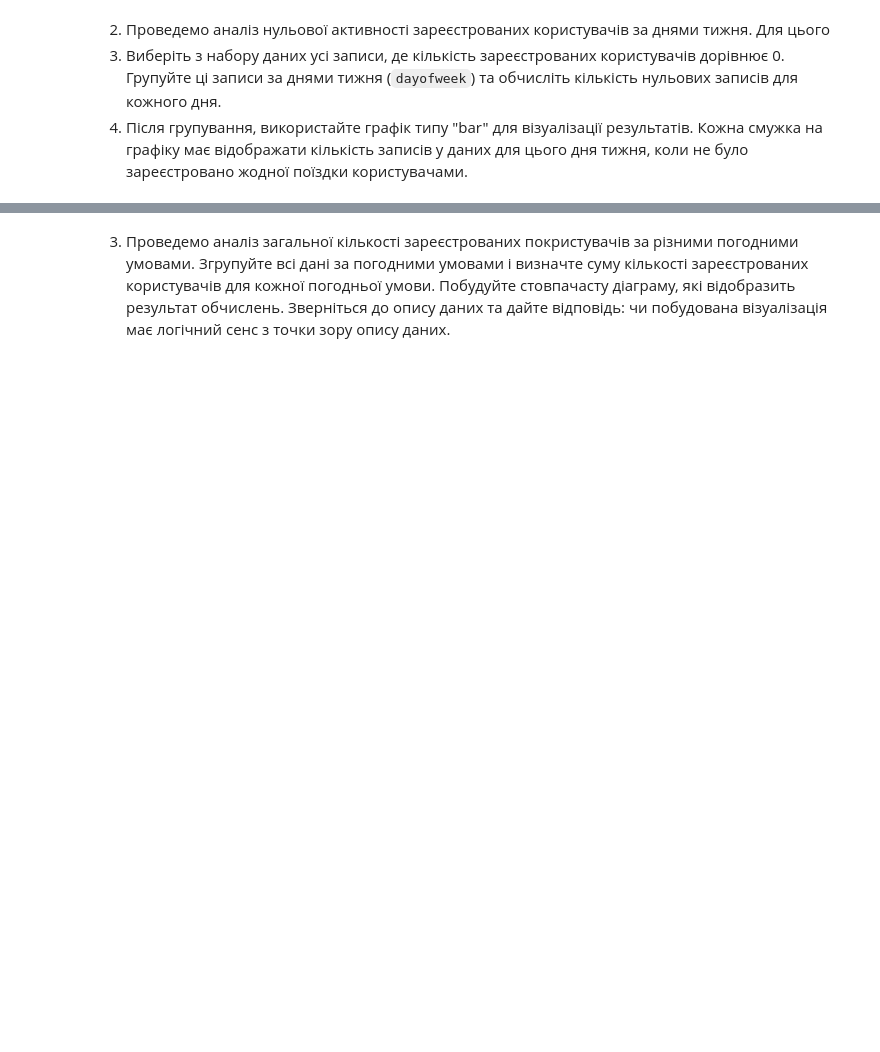
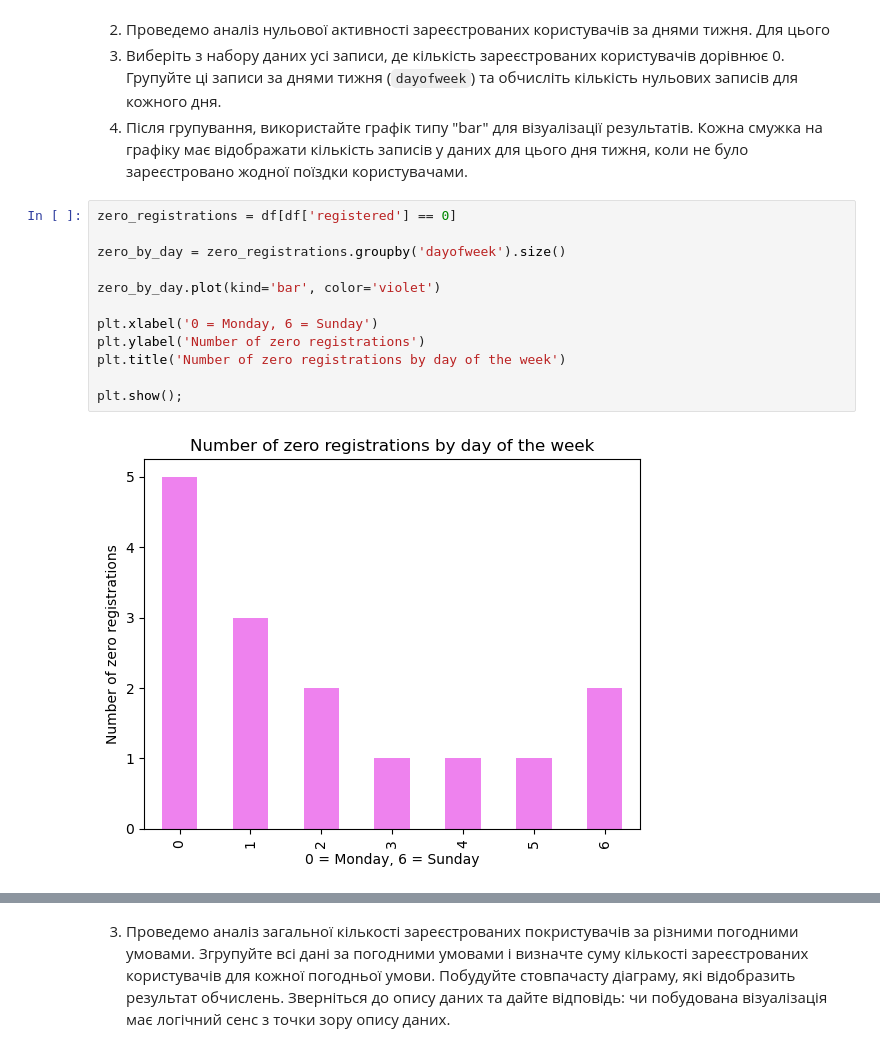
Before and after one commit to olgasamus/python_courses, a Jupyter notebook: Module_4/hw_4_4_Візуалізація_з_pandas.ipynb, the cells around one changed output, grey strips where cells are left out. Cells and saved outputs as stored; diff of their text form; blank space fills up the shorter version.

```diff
--- a/Module_4/hw_4_4_Візуалізація_з_pandas.ipynb
+++ b/Module_4/hw_4_4_Візуалізація_з_pandas.ipynb
@@ -51,6 +82,20 @@ df[['datetime','dayofweek']][df.dayofweek==0].head()
 2. Проведемо аналіз нульової активності зареєстрованих користувачів за днями тижня. Для цього
   1. Виберіть з набору даних усі записи, де кількість зареєстрованих користувачів дорівнює 0. Групуйте ці записи за днями тижня (`dayofweek`) та обчисліть кількість нульових записів для кожного дня.
   2. Після групування, використайте графік типу "bar" для візуалізації результатів. Кожна смужка на графіку має відображати кількість записів у даних для цього дня тижня, коли не було зареєстровано жодної поїздки користувачами.
+# %%
+zero_registrations = df[df['registered'] == 0]
+
+zero_by_day = zero_registrations.groupby('dayofweek').size()
+
+zero_by_day.plot(kind='bar', color='violet')
+
+plt.xlabel('0 = Monday, 6 = Sunday')
+plt.ylabel('Number of zero registrations')
+plt.title('Number of zero registrations by day of the week')
+
+plt.show();
+# %% [output]
+[figure, added]
 # %% [markdown]
 Очікуваний результат:
 
```
Also changed, not shown: parts of 10 cells of this notebook.
